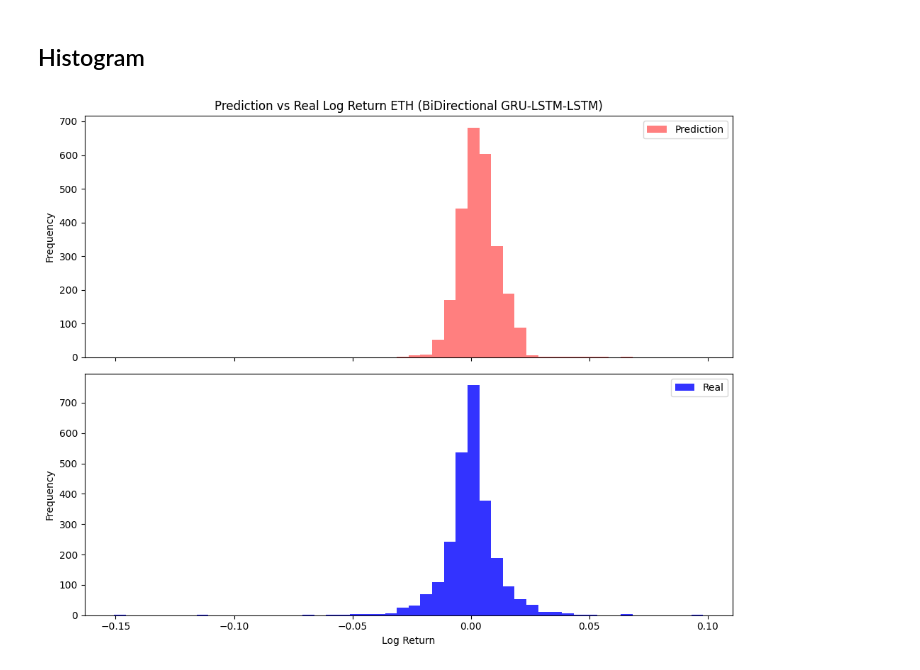
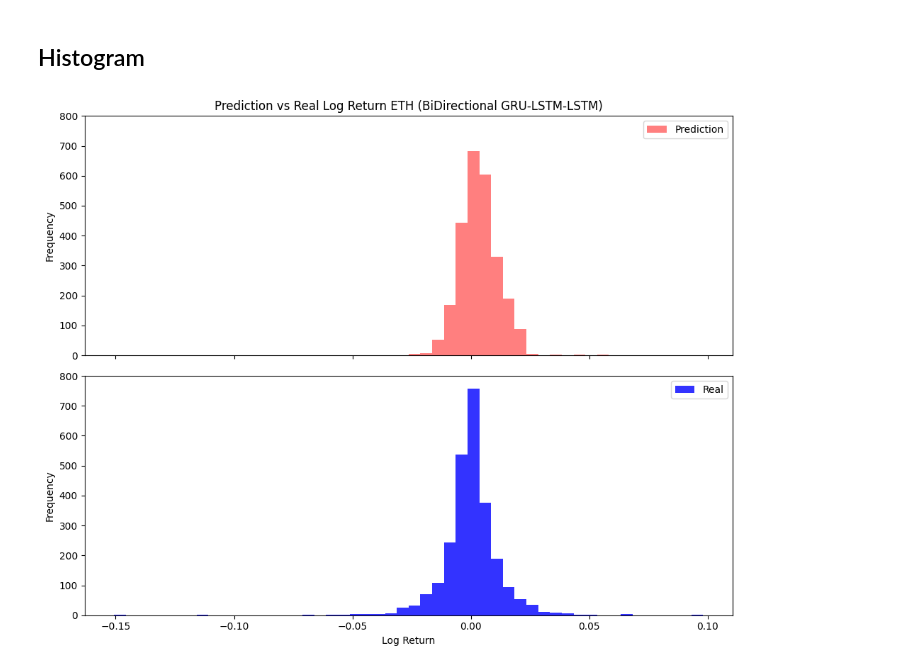
Before and after one commit to Rageus17/skripsi-git, a Jupyter notebook: BiDirectional Cauchy/BiDircetional-GRU-LSTM-LSTM-CauchyLoss.ipynb, the cells around one changed output. Cells and saved outputs as stored; diff of their text form; code cells hidden in the pictures.

```diff
--- a/BiDirectional Cauchy/BiDircetional-GRU-LSTM-LSTM-CauchyLoss.ipynb
+++ b/BiDirectional Cauchy/BiDircetional-GRU-LSTM-LSTM-CauchyLoss.ipynb
@@ -780,29 +780,31 @@ plt.show()
 # %%
 import matplotlib.pyplot as plt
 import numpy as np
 
 # Pastikan bin edges sama untuk kedua histogram
 combined_data = np.concatenate([prediction_np.reshape(2583,), y_test])
 bin_edges = np.histogram_bin_edges(combined_data, bins=50)
 
 # Buat subplot dengan tata letak 2 baris, 1 kolom
 fig, (ax1, ax2) = plt.subplots(2, 1, figsize=(10, 8), sharex=True)
 
 # Histogram atas (prediction)
 ax1.hist(prediction_np, bins=bin_edges, color='red', alpha=0.5, label='Prediction')
 ax1.set_ylabel('Frequency')
+ax1.set_ylim([0, 800])
 ax1.legend()
 ax1.set_title('Prediction vs Real Log Return ETH (BiDirectional GRU-LSTM-LSTM)')
 
 # Histogram bawah (real)
 ax2.hist(y_test, bins=bin_edges, color='blue', alpha=0.8, label='Real')
 ax2.set_xlabel('Log Return')
 ax2.set_ylabel('Frequency')
+ax2.set_ylim([0, 800])
 ax2.legend()
 
 plt.tight_layout()
 
 plt.savefig('Prediction vs Real Log Return ETH (BiDirectional GRU-LSTM-LSTM).png')
 plt.show()
 # %% [output]
-[figure, old version]
+[figure, new version]
```
Also changed, not shown: parts of 1 cell of this notebook, 1 other file.
